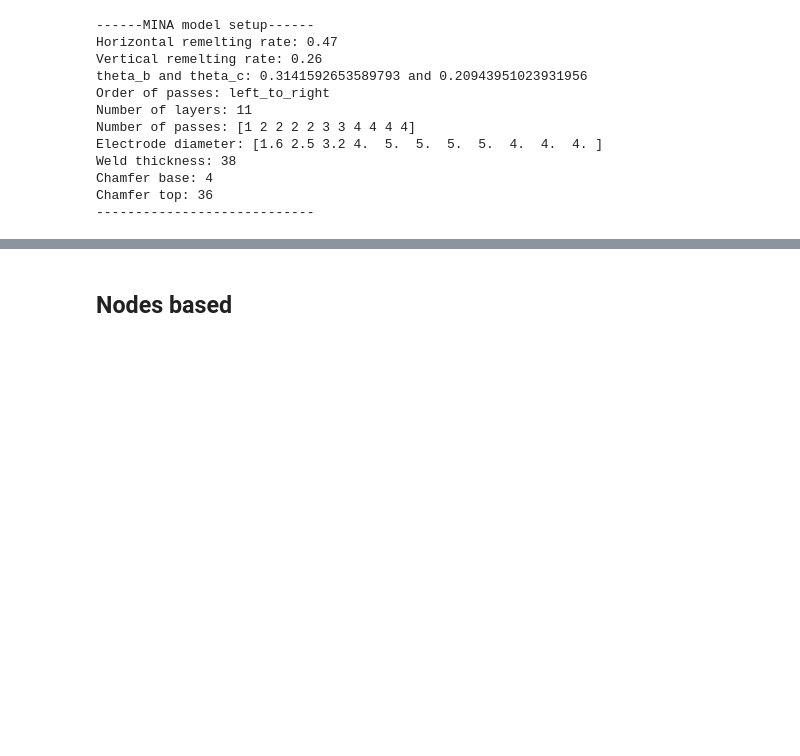
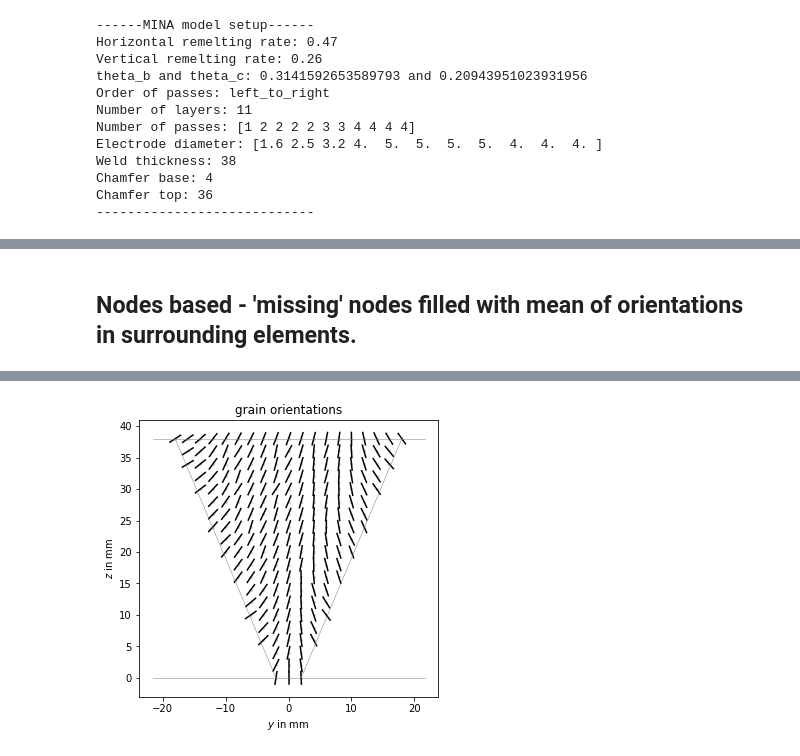
Before and after one commit to michalkalkowski/ogilvy_weld, a Jupyter notebook: notebooks/2_Verification against D717A from Moysan, 2003.ipynb, the cells around one changed output, grey strips where cells are left out. Cells and saved outputs as stored; diff of their text form; code cells hidden in the pictures; blank space fills up the shorter version.

```diff
--- a/notebooks/2_Verification against D717A from Moysan, 2003.ipynb
+++ b/notebooks/2_Verification against D717A from Moysan, 2003.ipynb
@@ -88,6 +74,9 @@ plt.plot(weld.point_o[:, 0], weld.point_o[:, 1], 'o')
+# %% [markdown]
+## Nodes based - 'missing' nodes filled with mean of orientations in surrounding elements.
 # %%
-weld.define_grid_size(2., use_centroids=True)
+weld.define_grid_size(2., use_centroids=False)
 weld.h_top = 0.2
 weld.solve()
+weld.fill_missing()
 weld.plot_grain_orientations(grid=True)
 # %% [output]
@@ -96,2 +83 @@ weld.plot_grain_orientations(grid=True)
+[figure, added]
-# %% [markdown]
-## Nodes based
```
Also changed, not shown: parts of 12 cells of this notebook.
